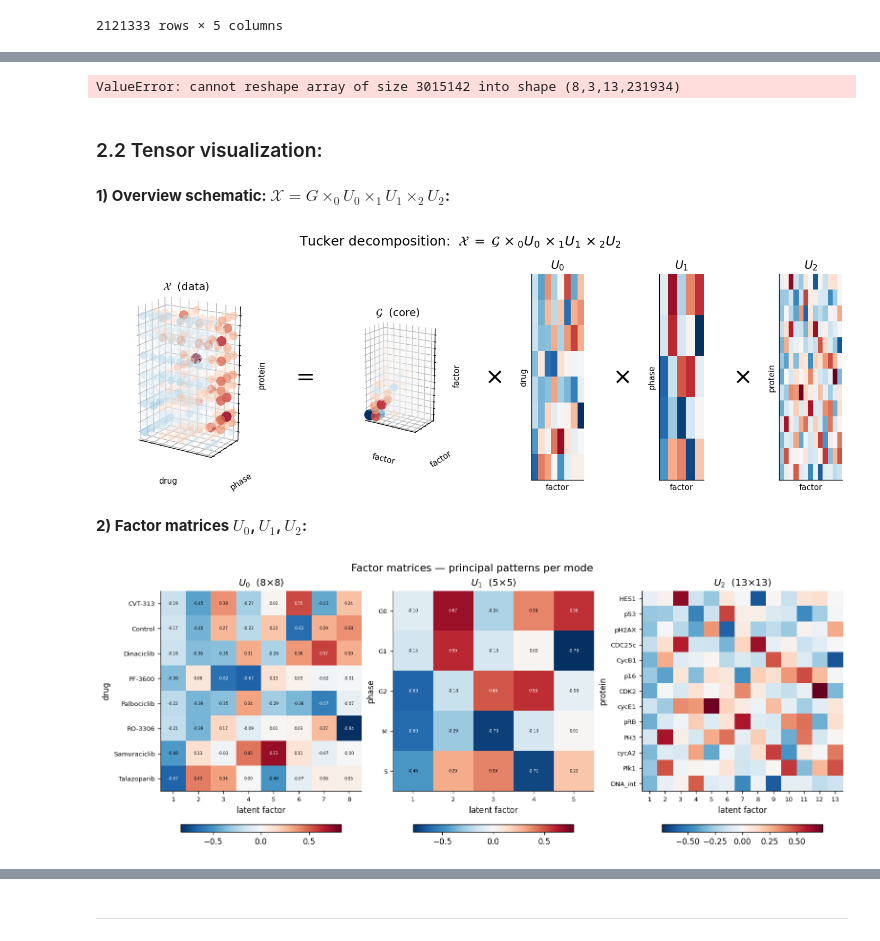
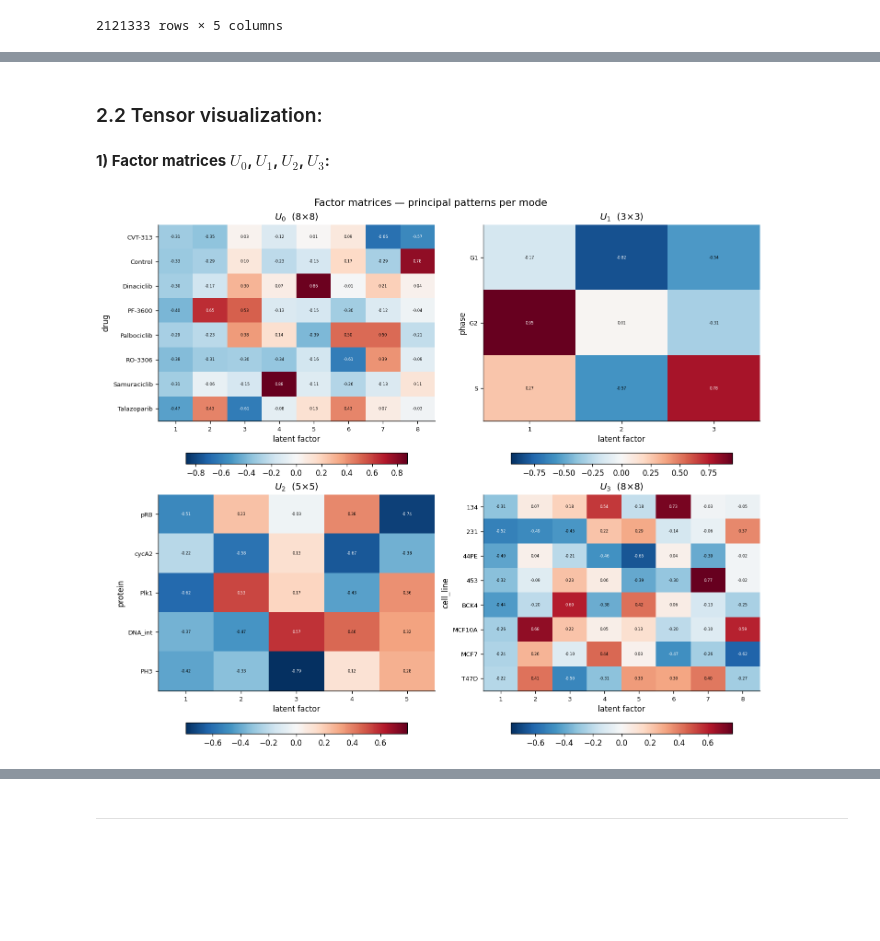
Before and after one commit to kaiwycik/tensors_and_cell_cycles, a Jupyter notebook: code/playground/playground_2.ipynb, the cells around one changed output, grey strips where cells are left out. Drawn from its saved outputs; the diff is of its cells as text; code cells hidden in the pictures; blank space fills up the shorter version.

```diff
--- a/code/playground/playground_2.ipynb
+++ b/code/playground/playground_2.ipynb
@@ -287,0 +326,6 @@ Keeping $S$, the sample dimension, as one dimension of our tensor, we circumvent
+# %%
+pseudobulk_tensor = pseudobulk(adata_sans_G0_M)
+print(f'Pseudobulk tensor shape: {pseudobulk_tensor.shape}')
+
+print("Example pseudobulk values for the first protein (HES1), in fist cell-line:")
+pd.DataFrame(pseudobulk_tensor[:, :, 0, 0], index=adata_sans_G0_M.obs["drug_name"].cat.categories, columns=adata_sans_G0_M.obs["GMM_phase_labels"].cat.categories)
@@ -288,5 +344,6 @@ Keeping $S$, the sample dimension, as one dimension of our tensor, we circumvent
 # %%
-drugs = list(adata.obs["drug_name"].cat.categories)
-phases = list(adata.obs["GMM_phase_labels"].cat.categories)
+drugs = list(adata_sans_G0_M.obs["drug_name"].cat.categories)
+phases = list(adata_sans_G0_M.obs["GMM_phase_labels"].cat.categories)
 proteins = [f.replace("nuclear_mean_", "") for f in selected_features]
+cell_lines = list(np.unique(adata_sans_G0_M.obs["source_file"]))
 # %% [markdown]
@@ -313,17 +370,7 @@ def HOSVD(tensor, truncation_rank=None):
 
     return core, factors
 # %%
-t = len(np.unique(adata_sans_G0_M.obs["drug_name"]))
-c = len(np.unique(adata_sans_G0_M.obs["GMM_phase_labels"]))
-p = len(adata_sans_G0_M.var)
-s = adata_sans_G0_M.n_obs
-
-tensor = tl.tensor(adata_sans_G0_M.X.reshape((t, c, p, s)))
-tensor.shape
+core, factors = HOSVD(pseudobulk_tensor)
-# %% [output]
-ValueError: cannot reshape array of size 3015142 into shape (8,3,13,231934)
-# %%
-core, factors = HOSVD(tensor)
 # %% [markdown]
 ### 2.2 Tensor visualization:
 # %%
@@ -429,83 +389,38 @@ def slice_montage(T, axis, mode_names, mode_ticklabels, vmax=None, title=None, c
-# %% [markdown]
-**1) Overview schematic:  $\mathcal{X} = G \times_0 U_0 \times_1 U_1 \times_2 U_2$:**
-# %%
-from matplotlib.gridspec import GridSpec
-
-fig = plt.figure(figsize=(15, 4.2))
-gs = GridSpec(1, 9, width_ratios=[3.2, 0.6, 2.2, 0.7, 1.0, 0.7, 0.85, 0.7, 1.2], wspace=0.3)
-
-def _glyph(col, s):
-    a = fig.add_subplot(gs[0, col]); a.axis("off")
-    a.text(0.5, 0.5, s, ha="center", va="center", fontsize=26)
-
-def _factor_panel(col, U, name, rowname):
-    a = fig.add_subplot(gs[0, col])
-    vmax = np.abs(U).max() or 1.0
-    a.imshow(U, cmap="RdBu_r", vmin=-vmax, vmax=vmax, aspect="auto")
-    a.set_title(name, fontsize=13)
-    a.set_xlabel("factor", fontsize=9); a.set_ylabel(rowname, fontsize=9)
-    a.set_xticks([]); a.set_yticks([])
-
-
-ax0 = fig.add_subplot(gs[0, 0], projection="3d")
-
-scatter3d(
-    ax0, pseudobulk_tensor, axis_names=("drug", "phase", "protein"),
-    title=r"$\mathcal{X}$  (data)", show_ticks=False, smax=140
-)
-_glyph(1, "=")
-ax1 = fig.add_subplot(gs[0, 2], projection="3d")
-scatter3d(
-    ax1, core, axis_names=("factor", "factor", "factor"),
-    title=r"$\mathcal{G}$  (core)", show_ticks=False, smax=140
-)
-_glyph(3, r"$\times$")
-_factor_panel(4, factors[0], r"$U_0$", "drug")
-_glyph(5, r"$\times$")
-_factor_panel(6, factors[1], r"$U_1$", "phase")
-_glyph(7, r"$\times$")
-_factor_panel(8, factors[2], r"$U_2$", "protein")
-
-fig.suptitle(
-    r"Tucker decomposition:  $\mathcal{X} \;=\; \mathcal{G}\,\times_0 U_0\,\times_1 U_1\,\times_2 U_2$",
-    fontsize=15, y=1.03
-)
-plt.show()
-# %% [output]
-[figure, removed]
 # %% [markdown]
-**2) Factor matrices $U_0$, $U_1$, $U_2$:**
+**1) Factor matrices $U_0$, $U_1$, $U_2$, $U_3$:**
 # %%
-fig, axes = plt.subplots(1, 3, figsize=(13, 5), constrained_layout=True)
+fig, axes = plt.subplots(2, 2, figsize=(12, 10), constrained_layout=True, squeeze=False)
+axes = axes.flatten()
 
 panels = [
     (factors[0], "U_0", "drug", drugs),
     (factors[1], "U_1", "phase", phases),
-    (factors[2], "U_2", "protein", proteins)
+    (factors[2], "U_2", "protein", proteins),
+    (factors[3], "U_3", "cell_line", cell_lines)
 ]
 
 for ax, (U, name, rowname, rowlabs) in zip(axes, panels):
     vmax = np.abs(U).max() or 1.0
 
     im = ax.imshow(U, cmap="RdBu_r", vmin=-vmax, vmax=vmax, aspect="auto")
 
     ax.set_title(rf"${name}$  ({U.shape[0]}$\times${U.shape[1]})", fontsize=12)
     ax.set_xticks(np.arange(U.shape[1])); ax.set_xticklabels(np.arange(1, U.shape[1] + 1), fontsize=8)
     ax.set_xlabel("latent factor", fontsize=10)
     ax.set_yticks(np.arange(U.shape[0])); ax.set_yticklabels(rowlabs, fontsize=8)
     ax.set_ylabel(rowname, fontsize=10)
 
     if U.size <= 100:  # annotate small matrices
         for i in range(U.shape[0]):
             for j in range(U.shape[1]):
                 ax.text(
                     j, i, f"{U[i, j]:.2f}", ha="center", va="center", fontsize=5,
                     color="white" if abs(U[i, j]) > 0.6 * vmax else "black"
                 )
 
     fig.colorbar(im, ax=ax, orientation="horizontal", shrink=0.8, pad=0.04)
 
 fig.suptitle("Factor matrices — principal patterns per mode", fontsize=13)
 plt.show()
 # %% [output]
-[figure, old version]
+[figure, new version]
```
Also changed, not shown: parts of 22 cells of this notebook.
